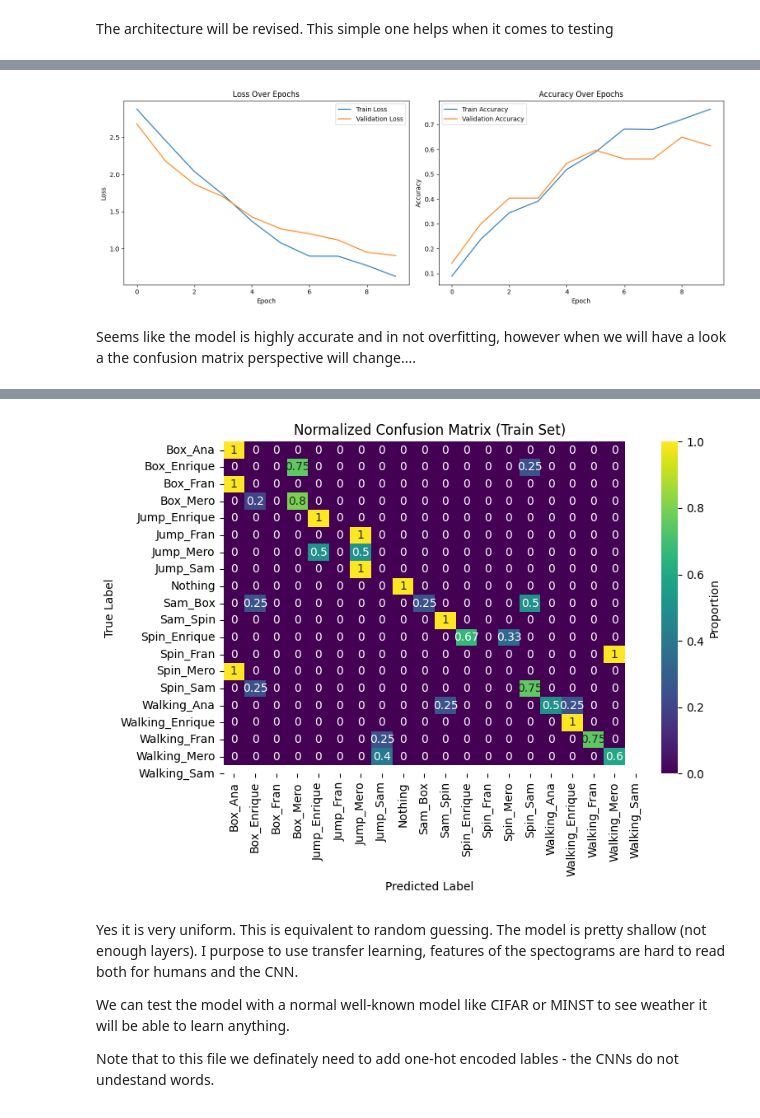
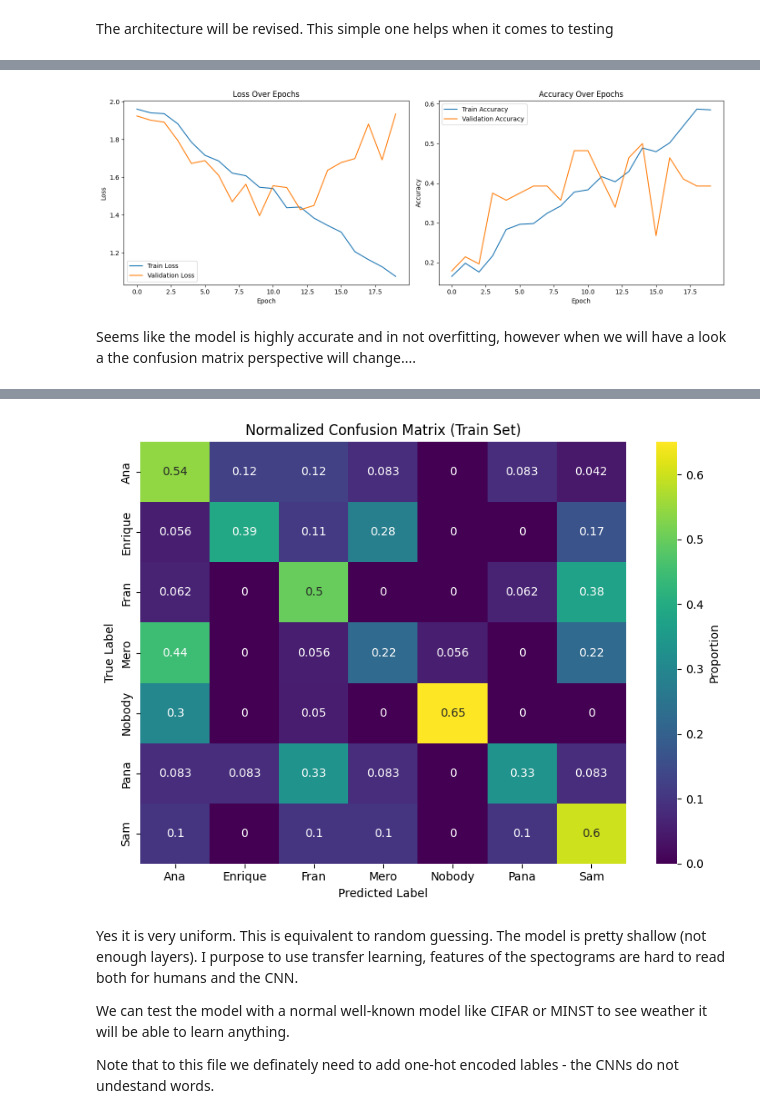
Before and after one commit to AnaMariaMartinescu/Wi-Fi-Project, a Jupyter notebook: Restart_CNN.ipynb, the cells around one changed output, grey strips where cells are left out. Cells and saved outputs as stored; diff of their text form; code cells hidden in the pictures.

Commit message:
Updated CNN files
train_CNN.ipynb is a notebook that packages the whole training process + images into one function, so it's easier to run a bunch at a time.

```diff
--- a/Restart_CNN.ipynb
+++ b/Restart_CNN.ipynb
@@ -23,9 +23,9 @@ from sklearn.metrics import confusion_matrix
 import seaborn as sns
 # %%
 #Folder Structure
-DATA_DIR = pathlib.Path.cwd() / 'images'
+DATA_DIR = pathlib.Path.cwd() / 'images' / 'Person'
 
-items = DATA_DIR.glob('**/*')
+items = (DATA_DIR / 'train').glob('**/*')
 
 print("Body_Movements_Train")
 for item in items:
@@ -97,8 +88,8 @@ I recreated the script to generate the splits
  (it will work properly now, after the updates some syntax feature deprecated and because of lack of comments and indications in the previous code, I was not able to use their confusion matrix code, but we have new code for that no worries.)
 # %%
 # Parameters
-IMG_SIZE = (800,256)  # initially was (64, 1000)
-BATCH_SIZE = 32
+IMG_SIZE = (1000,512)       # time, n_subcarriers
+BATCH_SIZE = 16
 RANDOM_STATE = 42
 
 # Data Preprocessing using ImageDataGenerator
@@ -184,14 +175,14 @@ plt.show()
 # %%
 # Build the CNN model
 
-def make_model():
+def make_model(n):
 
     model = Sequential([
         Input(shape=(IMG_SIZE[0], IMG_SIZE[1], 3)),
 
-        Conv2D(32, (5, 64)),
+        Conv2D(32, (5, 64*n)),
         LeakyReLU(alpha=0.1),
-        MaxPooling2D(pool_size=(2,2)),
+        MaxPooling2D(pool_size=(2*n,2*n)),
         Dropout(0.25),
 
         Conv2D(32, (15, 64)),
@@ -242,13 +234,23 @@ Non-trainable params: 0
 _________________________________________________________________
 # %%
 # Train the model
+
+model = make_model(2)
+model.compile(optimizer=Adam(learning_rate=0.0001),
+               loss='categorical_crossentropy',
+               metrics=['accuracy'])
+
+
 history = model.fit(
    train_generator,
-   epochs=10,
+   epochs=40,
    validation_data=validation_generator
 )
-model.save('motion_classifier_model.keras')
-print("Model saved as 'motion_classifier_model.keras'.")
+
+model_name = 'tuto_person_model'
+
+model.save(f'weights/{model_name}.keras')
+print(f"Model saved as '{model_name}.keras'.")
 
 score = model.evaluate(validation_generator)
 print('Test loss:', score[0])
@@ -295,25 +297,25 @@ plt.legend()
 plt.tight_layout()
 plt.show()
 # %% [output]
-[figure, old version]
+[figure, new version]
 # %% [markdown]
 Seems like the model is highly accurate and in not overfitting, however when we will have a look a the confusion matrix perspective will change....
 # %%
-model = make_model()
-model.load_weights('motion_classifier_model.keras')
+# model = make_model()
+# model.load_weights('person_model.keras')
 
 
 # Get true labels and predicted labels
-y_true = validation_generator.classes
-class_names = list(validation_generator.class_indices.keys())
+y_true = test_generator.classes
+class_names = list(test_generator.class_indices.keys())
 
 # Predict probabilities
 # the automatic shuffling needs to be disabled
 # so that the indices in y_true and y_pred refer to the same images
-validation_generator.shuffle = False
-validation_generator.index_array = None
+# test_generator.shuffle = False
+# test_generator.index_array = None
 
-y_pred_probs = model.predict(validation_generator, verbose=1)
+y_pred_probs = model.predict(test_generator, verbose=1)
 y_pred = np.argmax(y_pred_probs, axis=1)
 
 # Generate confusion matrix
@@ -334,4 +336,4 @@ plt.show()
-[figure, old version]
+[figure, new version]
 # %% [markdown]
 Yes it is very uniform. This is equivalent to random guessing. The model is pretty shallow (not enough layers). I purpose to use transfer learning, features of the spectograms are hard to read both for humans and the CNN.
 
```
Also changed, not shown: parts of 6 cells of this notebook, 1 other file.
